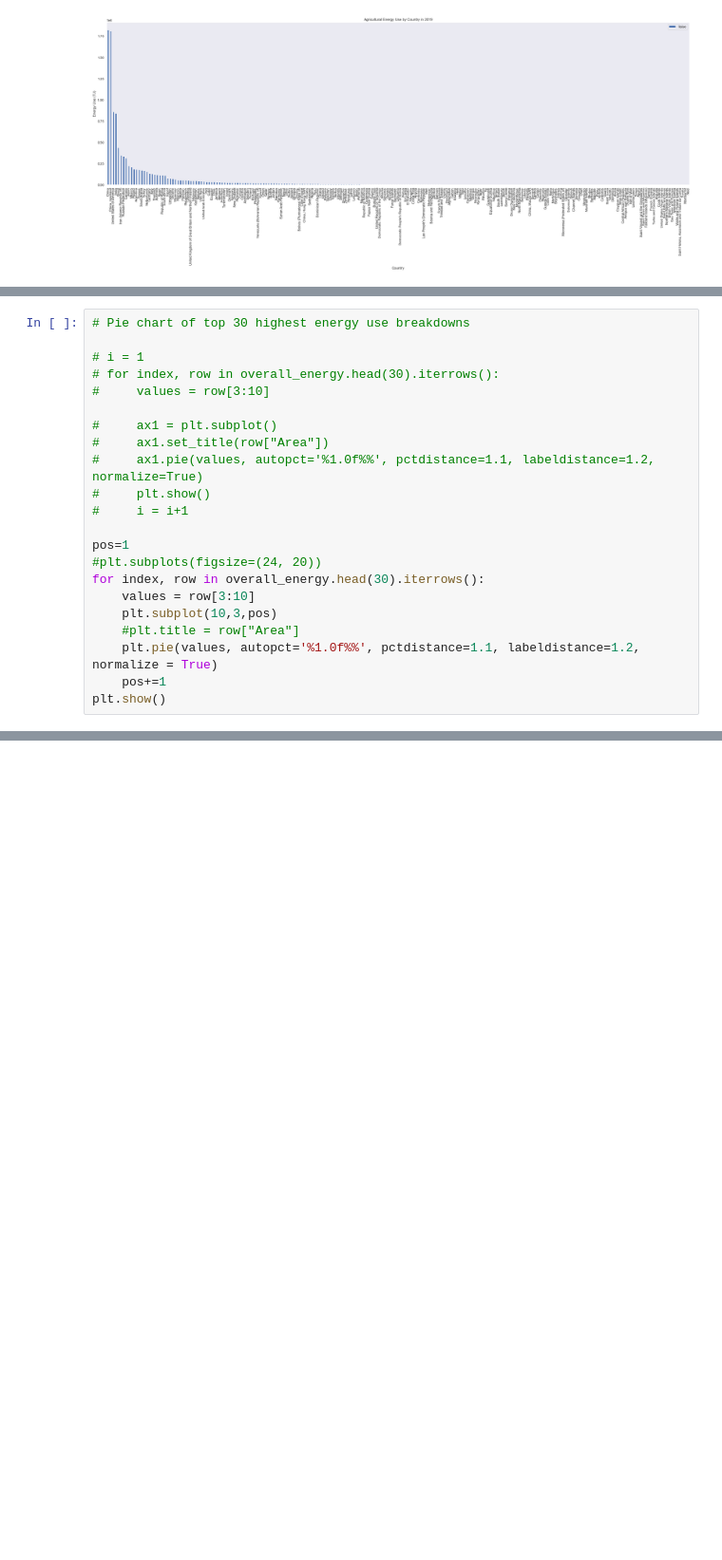
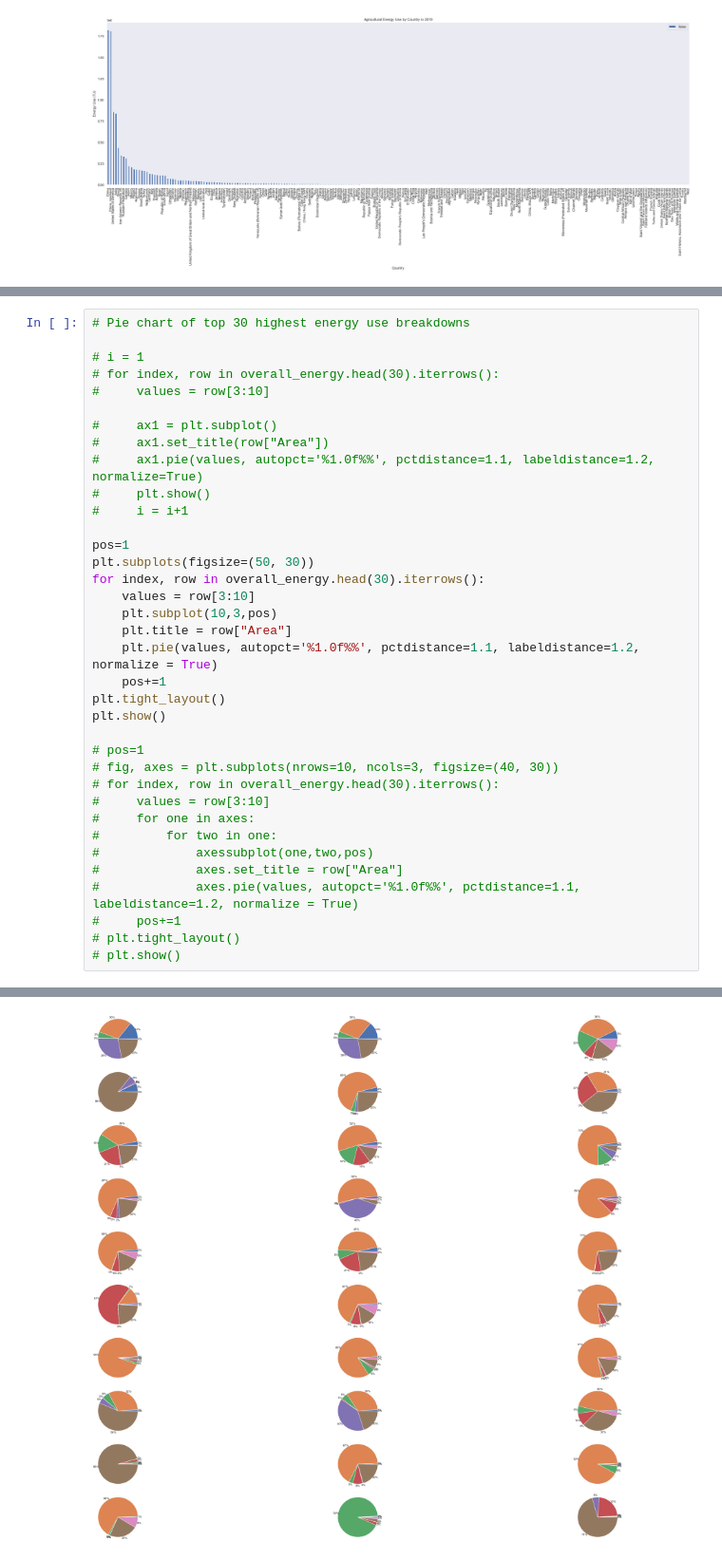
Before and after one commit to shubap/AgriculturalEnergyUse, a Jupyter notebook: countriesenergyv1.ipynb, the cells around one changed output, grey strips where cells are left out. Shown at 95% size. Saved outputs shown, nothing was run; the diff lists cells and outputs as text; blank space fills up the shorter version.

```diff
--- a/countriesenergyv1.ipynb
+++ b/countriesenergyv1.ipynb
@@ -398,12 +398,26 @@ AttributeError: 'AxesSubplot' object has no attribute 'subplots'
 #     i = i+1
 
 pos=1
-#plt.subplots(figsize=(24, 20))
+plt.subplots(figsize=(50, 30))
 for index, row in overall_energy.head(30).iterrows():
     values = row[3:10]
     plt.subplot(10,3,pos)
-    #plt.title = row["Area"]
+    plt.title = row["Area"]
     plt.pie(values, autopct='%1.0f%%', pctdistance=1.1, labeldistance=1.2, normalize = True)
     pos+=1
+plt.tight_layout()
 plt.show()
+
+# pos=1
+# fig, axes = plt.subplots(nrows=10, ncols=3, figsize=(40, 30))
+# for index, row in overall_energy.head(30).iterrows():
+#     values = row[3:10]
+#     for one in axes:
+#         for two in one:
+#             axessubplot(one,two,pos)
+#             axes.set_title = row["Area"]
+#             axes.pie(values, autopct='%1.0f%%', pctdistance=1.1, labeldistance=1.2, normalize = True)
+#     pos+=1
+# plt.tight_layout()
+# plt.show()
 # %% [output]
@@ -410,0 +424 @@ AttributeError: 'AxesSubplot' object has no attribute 'subplot'
+[figure, added]
```
Also changed, not shown: parts of 4 cells of this notebook.
